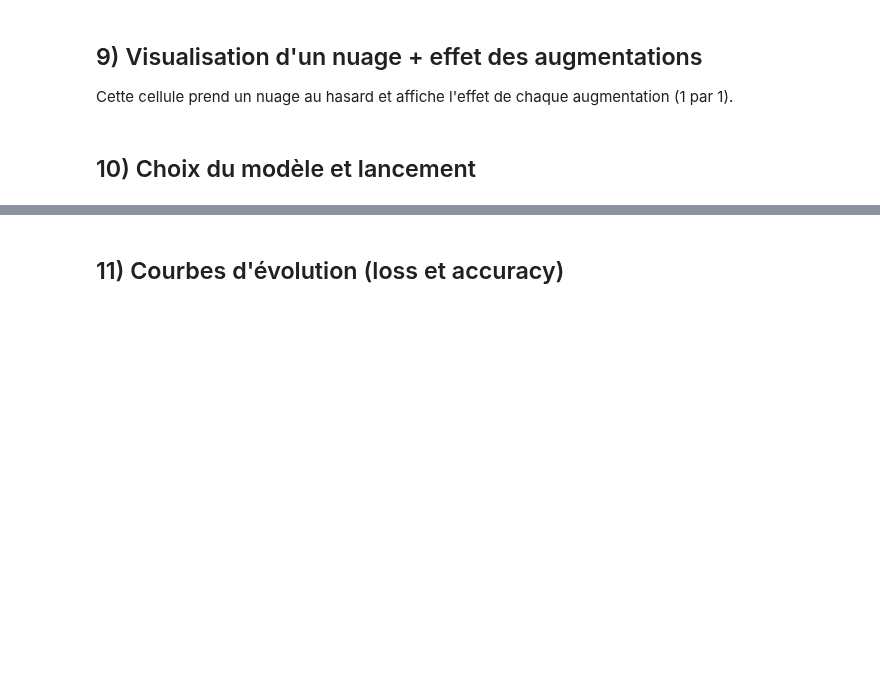
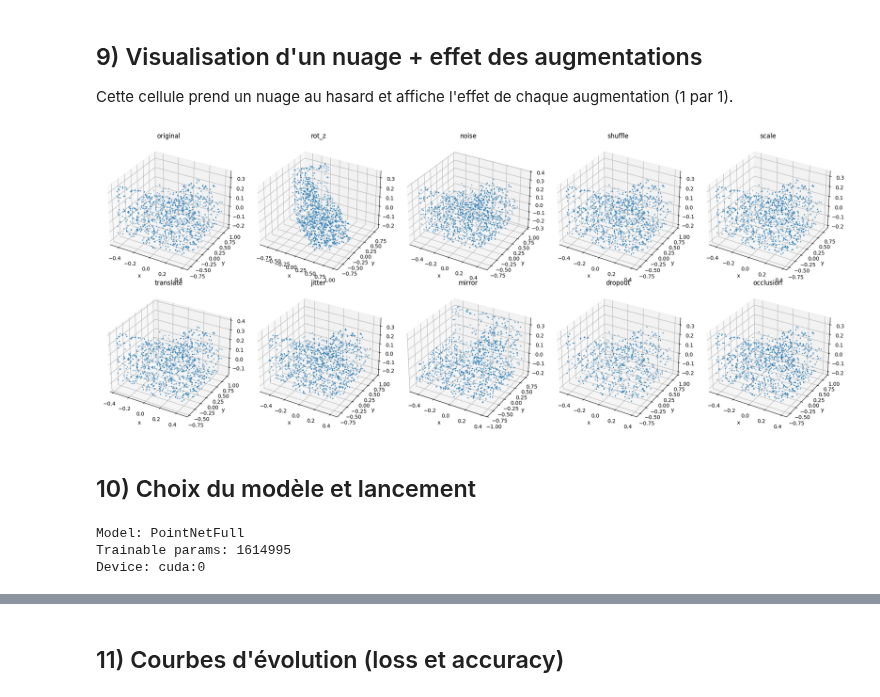
Before and after one commit to Birry2001/Pointclouds-classification-with-the-POINTNET-Neural-network, a Jupyter notebook: PointNetLab/Code/pointnet_notebook.ipynb, the cells around one changed output, grey strips where cells are left out. Drawn from its saved outputs; the diff is of its cells as text; code cells hidden in the pictures; blank space fills up the shorter version.

```diff
--- a/PointNetLab/Code/pointnet_notebook.ipynb
+++ b/PointNetLab/Code/pointnet_notebook.ipynb
@@ -651,7 +668,7 @@ GLOBAL_SEED = 42
 set_global_seed(GLOBAL_SEED)
 
 # --- Chemin dataset ---
-DATA_ROOT = "PointNetLab/data/ModelNet10_PLY"  # adapte si besoin
+DATA_ROOT = "/content/Pointclouds-classification-with-the-POINTNET-Neural-network/PointNetLab/data/ModelNet10_PLY"  # adapte si besoin
 
 # --- Composition des augmentations ---
 AUGMENTATIONS_TRAIN = ["rot_z", "noise", "shuffle"]
@@ -672,33 +689,35 @@ def plot_pointcloud(ax, pc, title):
     ax.set_title(title)
     ax.set_xlabel('x')
     ax.set_ylabel('y')
     ax.set_zlabel('z')
 
 
 # Nuage brut choisi aléatoirement dans le train set
 rand_idx = np.random.randint(0, len(full_train_ds))
 raw_data = read_ply(full_train_ds.files[rand_idx]['ply_path'])
 raw_pc = np.vstack((raw_data['x'], raw_data['y'], raw_data['z'])).T.astype(np.float32)
 
 # Augmentations à visualiser (tu peux ajuster la liste)
 VIS_AUGS = ['rot_z', 'noise', 'shuffle', 'scale', 'translate', 'jitter', 'mirror', 'dropout', 'occlusion']
 
 ncols = 5
 nplots = 1 + len(VIS_AUGS)
 nrows = int(np.ceil(nplots / ncols))
 fig = plt.figure(figsize=(4*ncols, 4*nrows))
 
 ax = fig.add_subplot(nrows, ncols, 1, projection='3d')
 plot_pointcloud(ax, raw_pc, 'original')
 
 for i, aug_name in enumerate(VIS_AUGS, start=2):
     aug = AUGMENTATION_REGISTRY[aug_name]()
     aug_pc = aug(raw_pc.copy())
     ax = fig.add_subplot(nrows, ncols, i, projection='3d')
     plot_pointcloud(ax, aug_pc, aug_name)
 
 plt.tight_layout()
 plt.show()
+# %% [output]
+[figure, added]
 # %% [markdown]
 ## 10) Choix du modèle et lancement
 # %%
@@ -722,6 +741,10 @@ n_params = sum(p.numel() for p in model.parameters() if p.requires_grad)
 print('Model:', MODEL_NAME)
 print('Trainable params:', n_params)
 print('Device:', device)
+# %% [output]
+Model: PointNetFull
+Trainable params: 1614995
+Device: cuda:0
 # %%
 # Lance l'entraînement
 MAX_EPOCHS = 50
```
Also changed, not shown: parts of 5 cells of this notebook.
